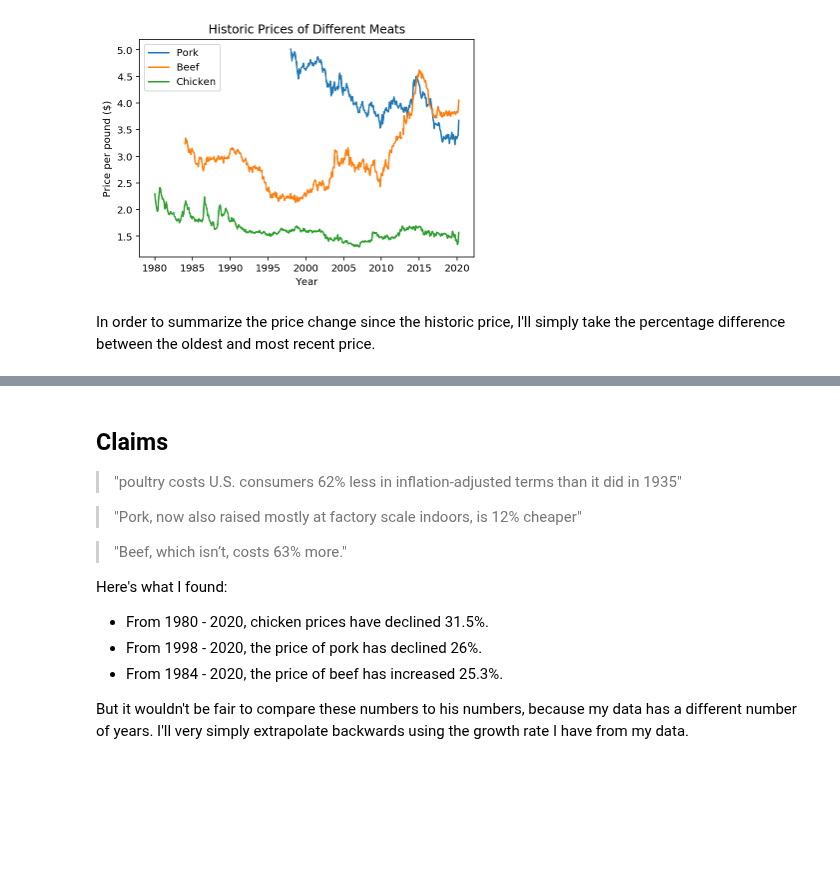
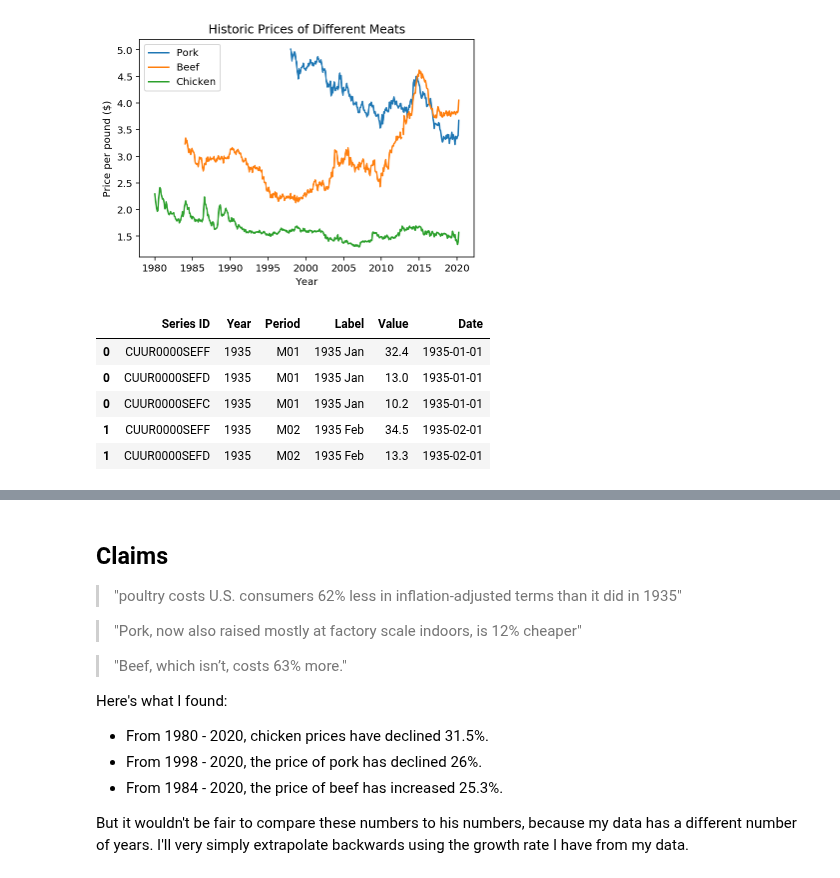
Before and after one commit to ayoskovich/chickens_trust, a Jupyter notebook: price_check.ipynb, the cells around one changed output, grey strips where cells are left out. Saved outputs shown, nothing was run; the diff lists cells and outputs as text; code cells hidden in the pictures; blank space fills up the shorter version.

```diff
--- a/price_check.ipynb
+++ b/price_check.ipynb
@@ -62,5 +63,20 @@ plt.ylabel("Price per pound ($)")
 plt.title("Historic Prices of Different Meats");
 # %% [output]
 [figure]
-# %% [markdown]
-In order to summarize the price change since the historic price, I'll simply take the percentage difference between the oldest and most recent price.
+# %%
+import seaborn as sns
+FILES = ['data/file-2.csv', 'data/file-3.csv', 'data/file-4.csv']
+stacked = pd.concat(
+    [pd.read_csv(x) for x in FILES]
+)
+
+stacked['Date'] = pd.to_datetime(stacked['Label'])
+stacked.sort_values(by=['Date'], inplace=True)
+stacked.head()
+# %% [output]
+|  | Series ID | Year | Period | Label | Value | Date |
+| 0 | CUUR0000SEFF | 1935 | M01 | 1935 Jan | 32.4 | 1935-01-01 |
+| 0 | CUUR0000SEFD | 1935 | M01 | 1935 Jan | 13.0 | 1935-01-01 |
+| 0 | CUUR0000SEFC | 1935 | M01 | 1935 Jan | 10.2 | 1935-01-01 |
+| 1 | CUUR0000SEFF | 1935 | M02 | 1935 Feb | 34.5 | 1935-02-01 |
+| 1 | CUUR0000SEFD | 1935 | M02 | 1935 Feb | 13.3 | 1935-02-01 |
```
Also changed, not shown: parts of 3 cells of this notebook, 5 other files.
